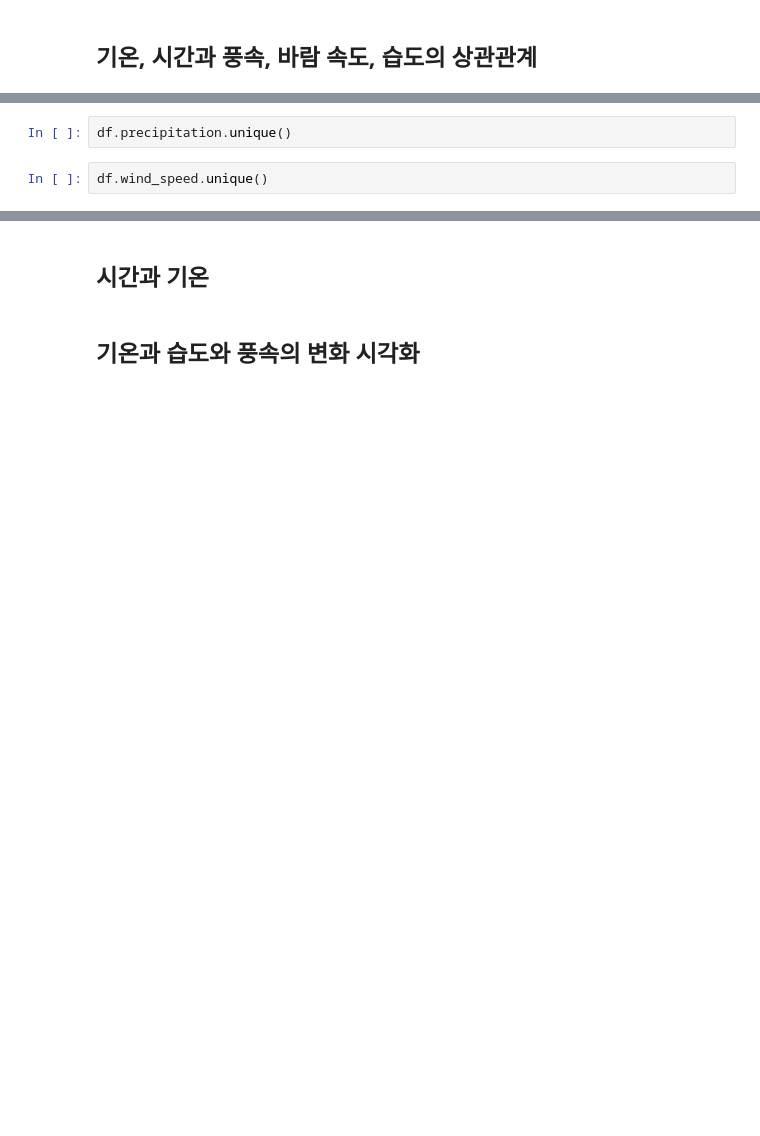
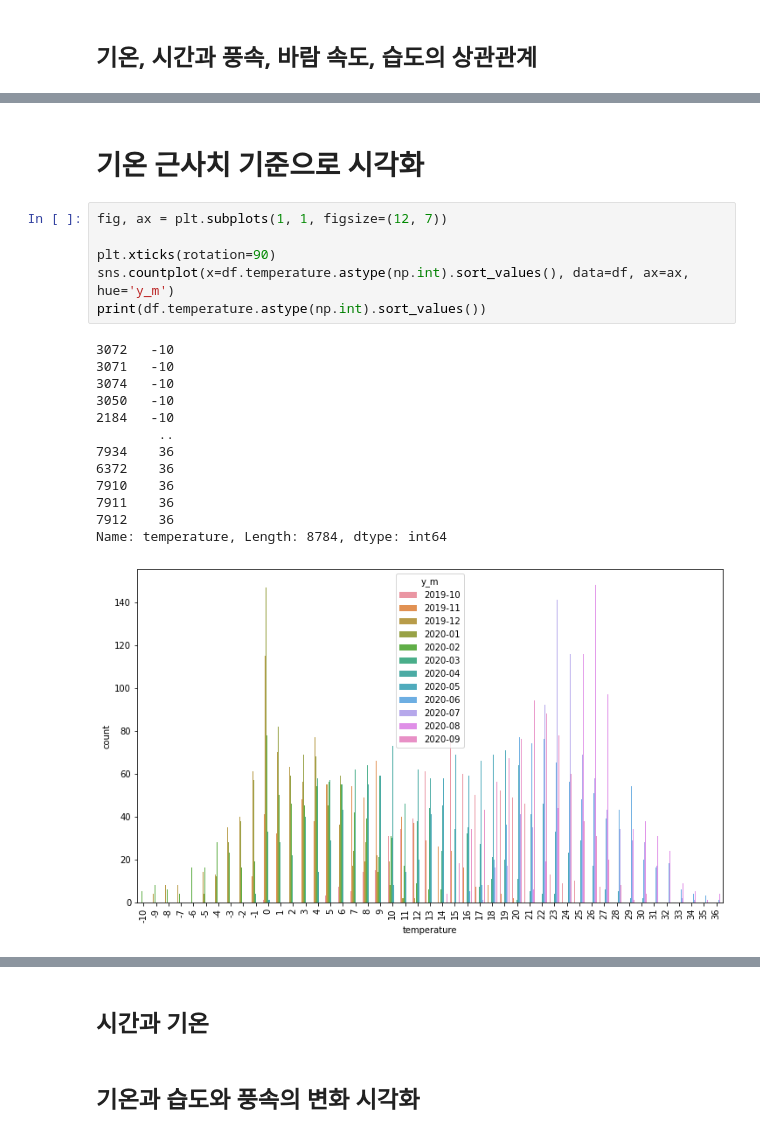
Before and after one commit to wiv33/A-Learning-python, a Jupyter notebook: machine-learning/_000_hello_machine/_000_basic/_003_tensorflow_cuk_edu/_002_2_ml/_002_weather_analysis.ipynb, the cells around one changed output, grey strips where cells are left out. Drawn from its saved outputs; the diff is of its cells as text; blank space fills up the shorter version.

```diff
--- a/machine-learning/_000_hello_machine/_000_basic/_003_tensorflow_cuk_edu/_002_2_ml/_002_weather_analysis.ipynb
+++ b/machine-learning/_000_hello_machine/_000_basic/_003_tensorflow_cuk_edu/_002_2_ml/_002_weather_analysis.ipynb
@@ -500,4 +526,22 @@ plt.suptitle('The currelation between temperature and wind speed and day, temper
-# %%
-df.precipitation.unique()
-# %%
-df.wind_speed.unique()
+# %% [markdown]
+# 기온 근사치 기준으로 시각화
+# %%
+fig, ax = plt.subplots(1, 1, figsize=(12, 7))
+
+plt.xticks(rotation=90)
+sns.countplot(x=df.temperature.astype(np.int).sort_values(), data=df, ax=ax, hue='y_m')
+print(df.temperature.astype(np.int).sort_values())
+# %% [output]
+3072   -10
+3071   -10
+3074   -10
+3050   -10
+2184   -10
+        ..
+7934    36
+6372    36
+7910    36
+7911    36
+7912    36
+Name: temperature, Length: 8784, dtype: int64
+[figure, added]
```
Also changed, not shown: parts of 9 cells of this notebook.
